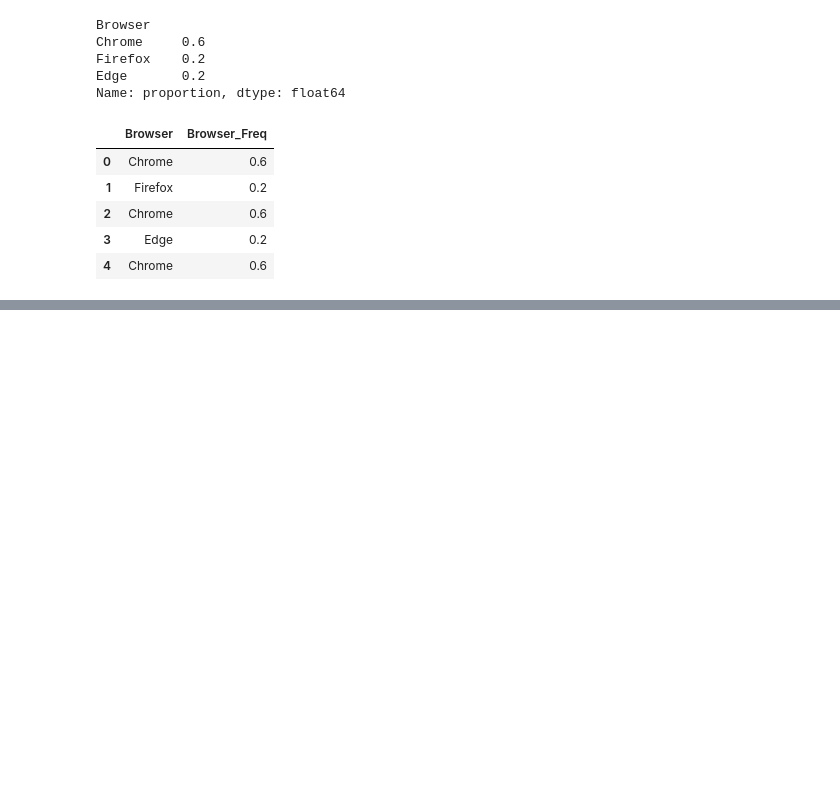
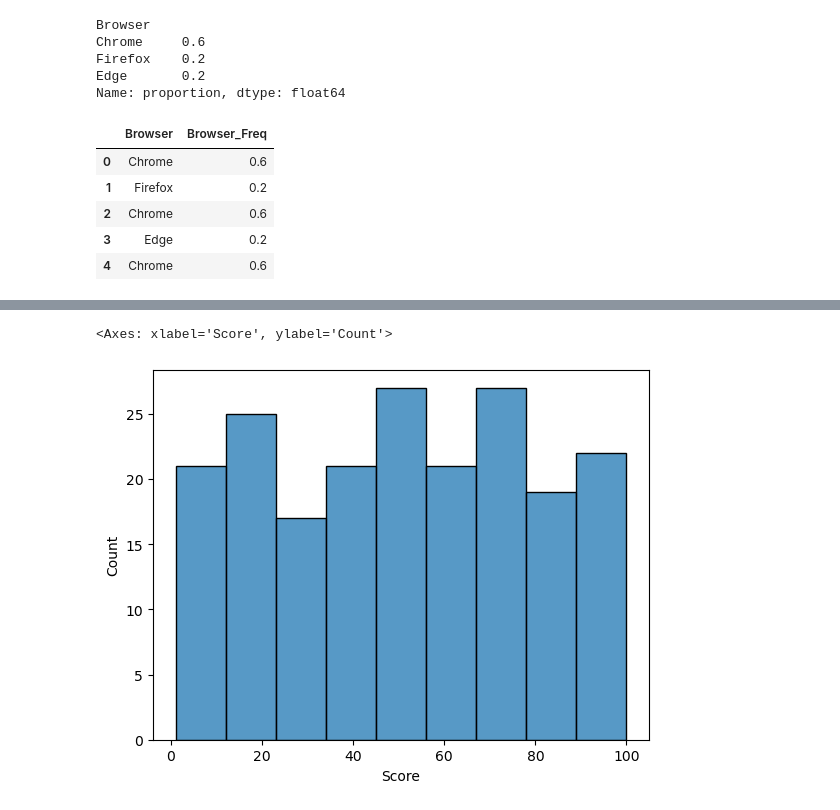
Before and after one commit to Niraj7272/DataScience, a Jupyter notebook: Practice/Feature_Engineering.ipynb, the cells around one changed output, grey strips where cells are left out. Saved outputs shown, nothing was run; the diff lists cells and outputs as text; code cells hidden in the pictures; blank space fills up the shorter version.

```diff
--- a/Practice/Feature_Engineering.ipynb
+++ b/Practice/Feature_Engineering.ipynb
@@ -672,0 +848,9 @@ df
+# %%
+# Min-Max Scaling (Normalization)
+import numpy as np
+from sklearn.preprocessing import MinMaxScaler
+
+df = pd.DataFrame({
+    'Score' : np.random.randint(1,101,200)
+})
+df
@@ -672,0 +876,5 @@ df
+# %%
+sns.histplot(df['Score'])
+# %% [output]
+<Axes: xlabel='Score', ylabel='Count'>
+[figure, added]
```
Also changed, not shown: parts of 33 cells of this notebook.
